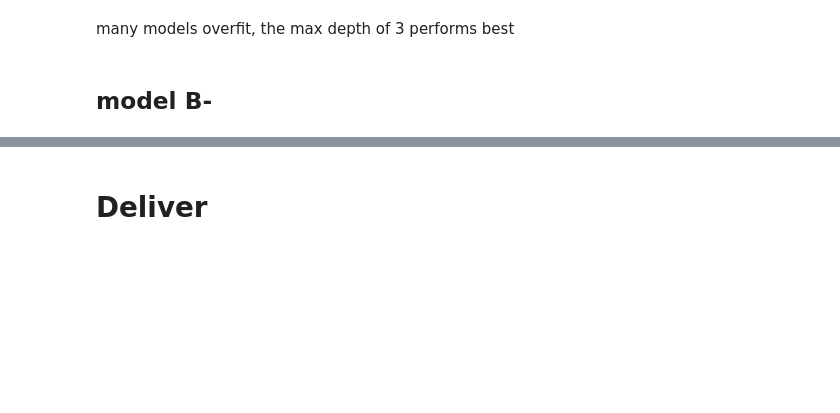
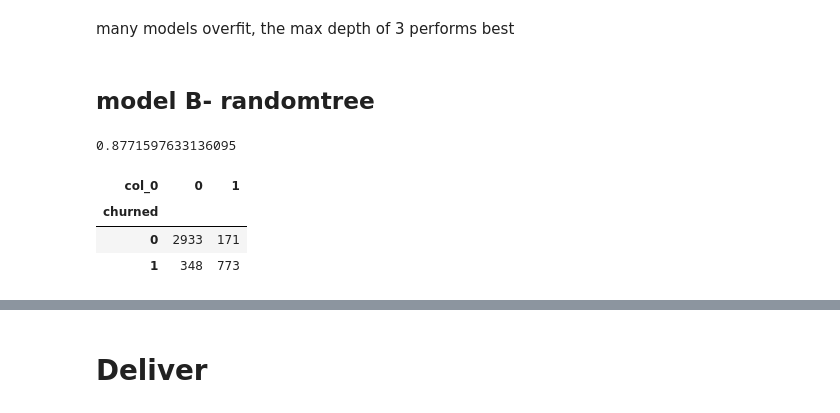
Before and after one commit to angel-quintana/classification_project, a Jupyter notebook: MVP.ipynb, the cells around one changed output, grey strips where cells are left out. Saved outputs shown, nothing was run; the diff lists cells and outputs as text; code cells hidden in the pictures; blank space fills up the shorter version.

```diff
--- a/MVP.ipynb
+++ b/MVP.ipynb
@@ -1074,4 +1084,19 @@ max depth of 13, the accuracy train = 0.94, val = 0.74
 # %% [markdown]
 many models overfit, the max depth of 3 performs best
 # %% [markdown]
-## model B-
+## model B- randomtree
+# %%
+rf = RandomForestClassifier(min_samples_leaf=1, max_depth=10, random_state=123)
+rf.fit(X_train, y_train)
+y_pred = rf.predict(X_train)
+y_pred[:10]
+rf.score(X_train, y_train)
+# %% [output]
+0.8771597633136095
+# %%
+pd.crosstab(y_train, y_pred)
+# %% [output]
+| col_0 | 0 | 1 |
+| churned |  |  |
+| 0 | 2933 | 171 |
+| 1 | 348 | 773 |
```
Also changed, not shown: parts of 23 cells of this notebook, 3 other files.
